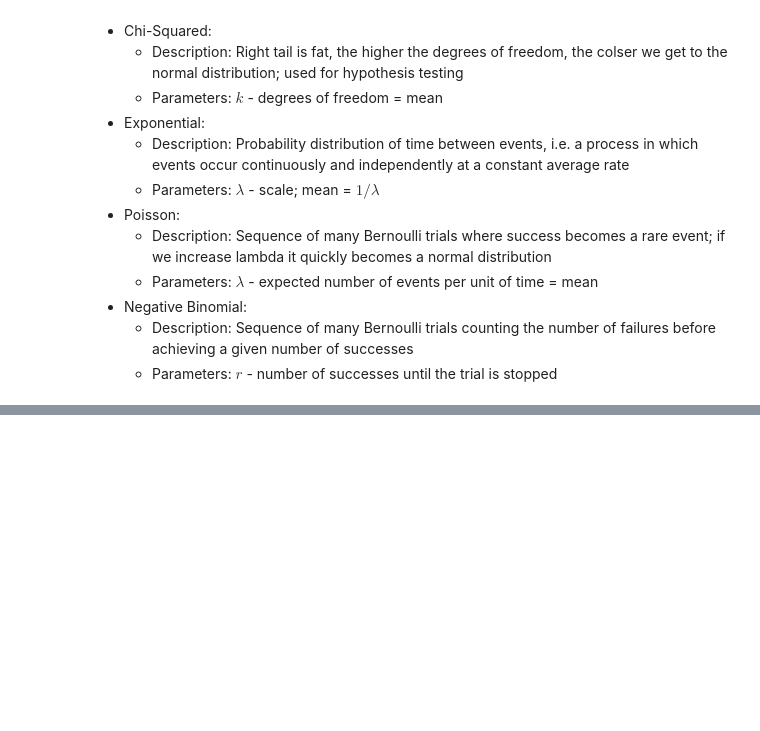
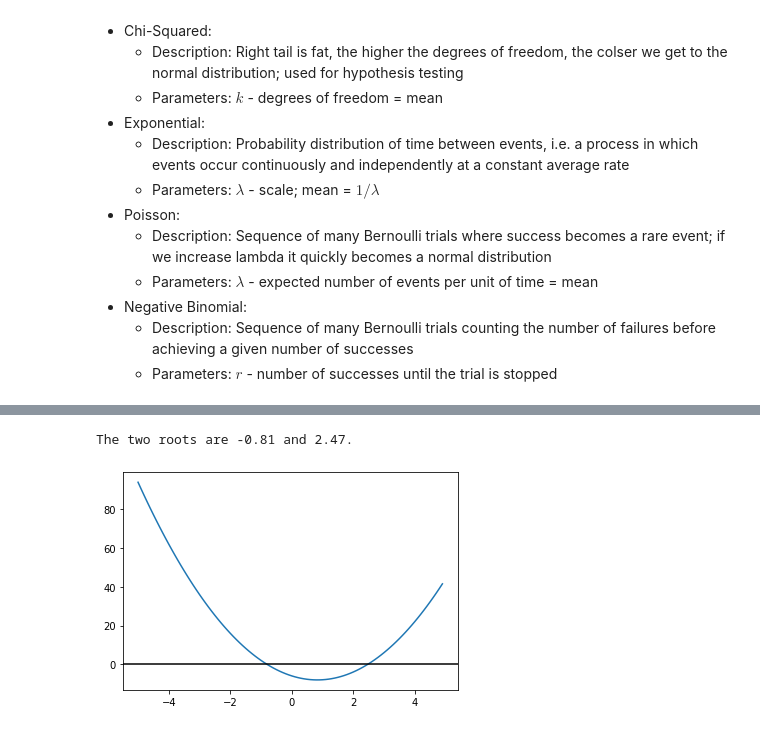
Before and after one commit to ju-kl/data-science-toolbox, a Jupyter notebook: DataScienceToolbox.ipynb, the cells around one changed output, grey strips where cells are left out. Drawn from its saved outputs; the diff is of its cells as text; code cells hidden in the pictures; blank space fills up the shorter version.

```diff
--- a/DataScienceToolbox.ipynb
+++ b/DataScienceToolbox.ipynb
@@ -712,0 +779,17 @@ This section presents several supervised learning algorithms in the following wa
+# %%
+# load data
+boston = load_boston()
+features = pd.DataFrame(boston["data"], columns = boston["feature_names"])
+y = boston["target"]
+x = features[["RAD", "ZN", "CRIM", "AGE"]].values
+
+# fit regression model
+reg = LinearRegression().fit(x, y)
+
+# predict
+prediction = reg.predict(np.array([list(x.mean(axis = 0))])) # needs to be an array a list with double brackets
+
+# print results
+print("The betas for the model are: {}".format(reg.coef_))
+print("The interception for the model is: {}".format(reg.intercept_))
+print("The prediction for the features' mean values is: {}".format(prediction))
@@ -982,0 +1080,23 @@ This dataset includes daily stock movements on 60 S&P500 companies from 2010-01-
+# %%
+# define newton raphson optimizer
+def newton_raphson(start_value, input_function, epsilon):
+    x0 = start_value
+    x1 = x0 - (input_function(x0) / ((input_function(x0 + 0.0000001) - input_function(x0)) / (0.0000001)))
+    while (abs(x1 - x0) > epsilon):
+        x0 = x1
+        x1 = x0 - (input_function(x0) / ((input_function(x0 + 0.0000001) - input_function(x0)) / (0.0000001)))
+    return x1
+
+# create test function
+def test_func(x_input):
+        return x_input**2 * 3 - x_input*5 - 6
+
+# plot test function
+plot = plt.plot(np.arange(-5, 5, 0.1), [test_func(i) for i in x])
+plot = plt.axhline(y=0, color='k')
+
+# calculate roots
+print('The two roots are {:.2f} and {:.2f}.'.format(newton_raphson(-2, test_func, 0.00001), newton_raphson(2, test_func, 0.00001)))
+# %% [output]
+The two roots are -0.81 and 2.47.
+[figure, added]
```
Also changed, not shown: parts of 46 cells of this notebook, 1 other file.
